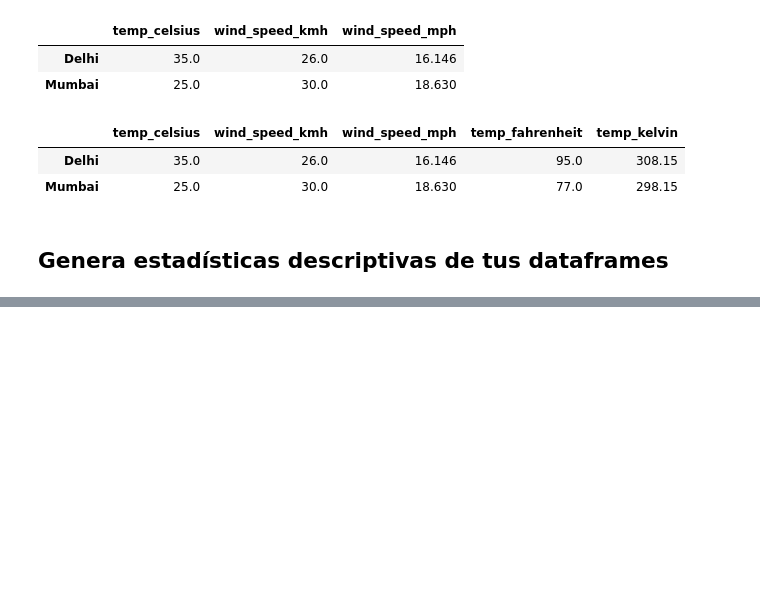
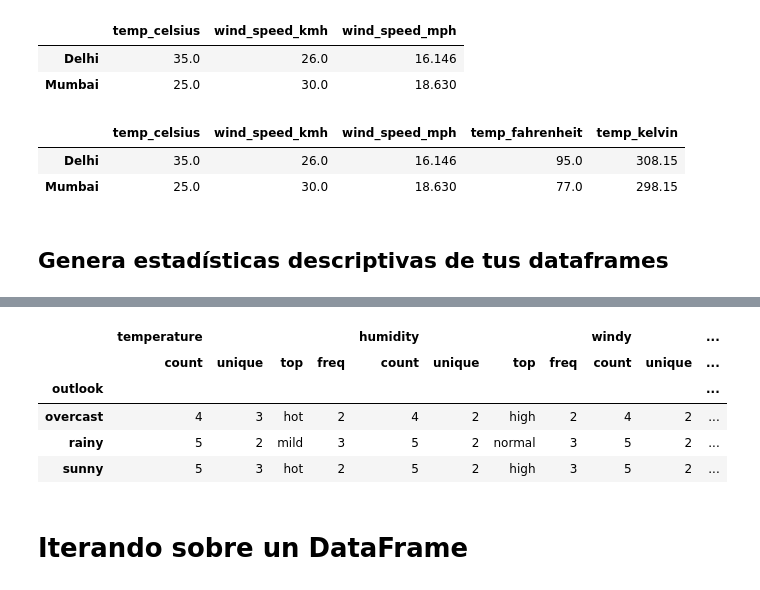
Before and after one commit to Pedrogf03/IABD, a Jupyter notebook: SAA/pandasDataframes.ipynb, the cells around one changed output, grey strips where cells are left out. Drawn from its saved outputs; the diff is of its cells as text; code cells hidden in the pictures; blank space fills up the shorter version.

Commit message:
Práctica 4,5,6 NiFi | pandasDataframes.ipynb

```diff
--- a/SAA/pandasDataframes.ipynb
+++ b/SAA/pandasDataframes.ipynb
@@ -77,0 +150,3 @@ df.assign(temp_fahrenheit = lambda x: x['temp_celsius'] * 9/5 + 32,
+# %%
+df = pd.read_csv('weather_data.csv')
+df.head(2)
@@ -77,0 +188,11 @@ df.assign(temp_fahrenheit = lambda x: x['temp_celsius'] * 9/5 + 32,
+# %%
+df.groupby('outlook').describe()
+# %% [output]
+|  | temperature |  |  |  | humidity |  |  |  | windy |  | ... |
+|  | count | unique | top | freq | count | unique | top | freq | count | unique | ... |
+| outlook |  |  |  |  |  |  |  |  |  |  | ... |
+| overcast | 4 | 3 | hot | 2 | 4 | 2 | high | 2 | 4 | 2 | ... |
+| rainy | 5 | 2 | mild | 3 | 5 | 2 | normal | 3 | 5 | 2 | ... |
+| sunny | 5 | 3 | hot | 2 | 5 | 2 | high | 3 | 5 | 2 | ... |
+# %% [markdown]
+# Iterando sobre un DataFrame
```
Also changed, not shown: parts of 15 cells of this notebook, 41 other files.
